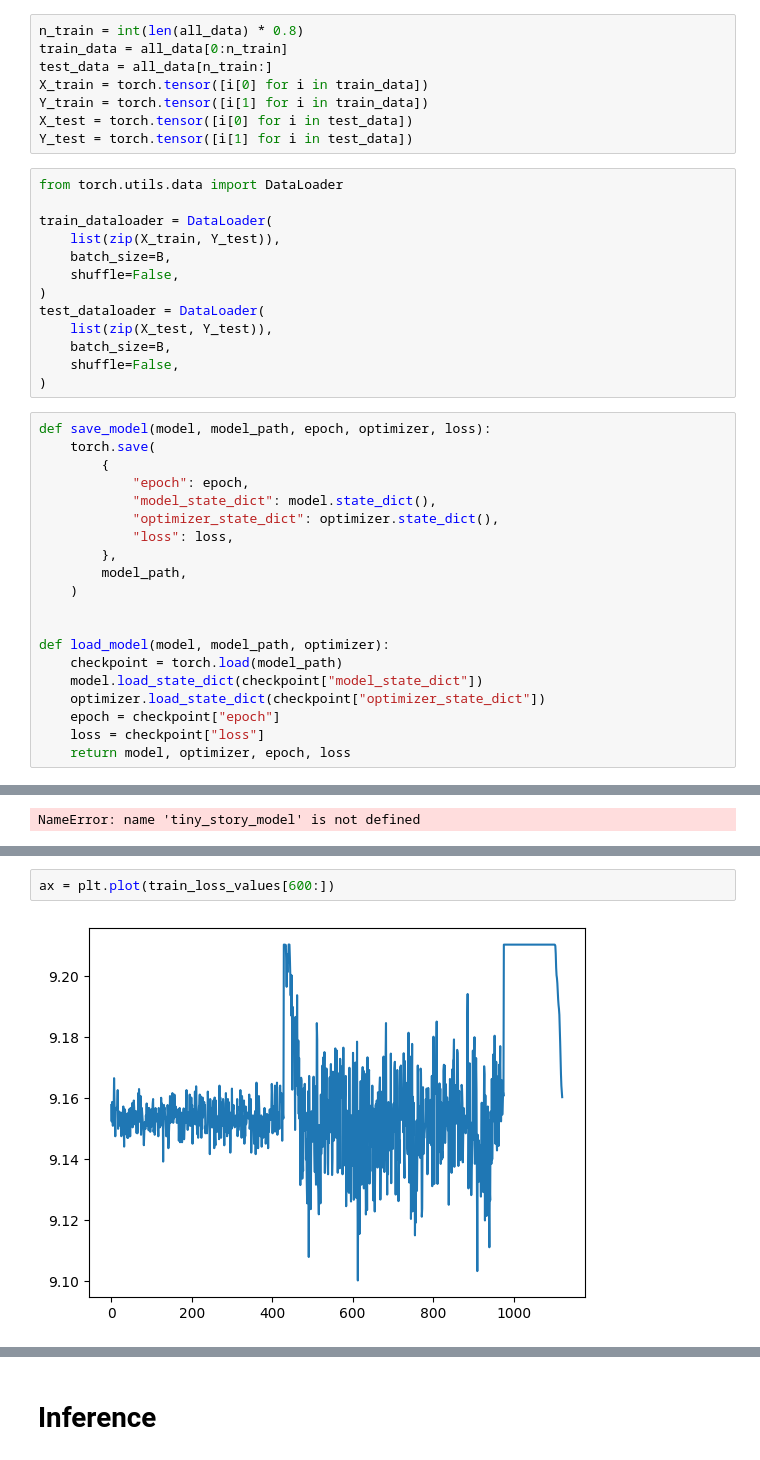
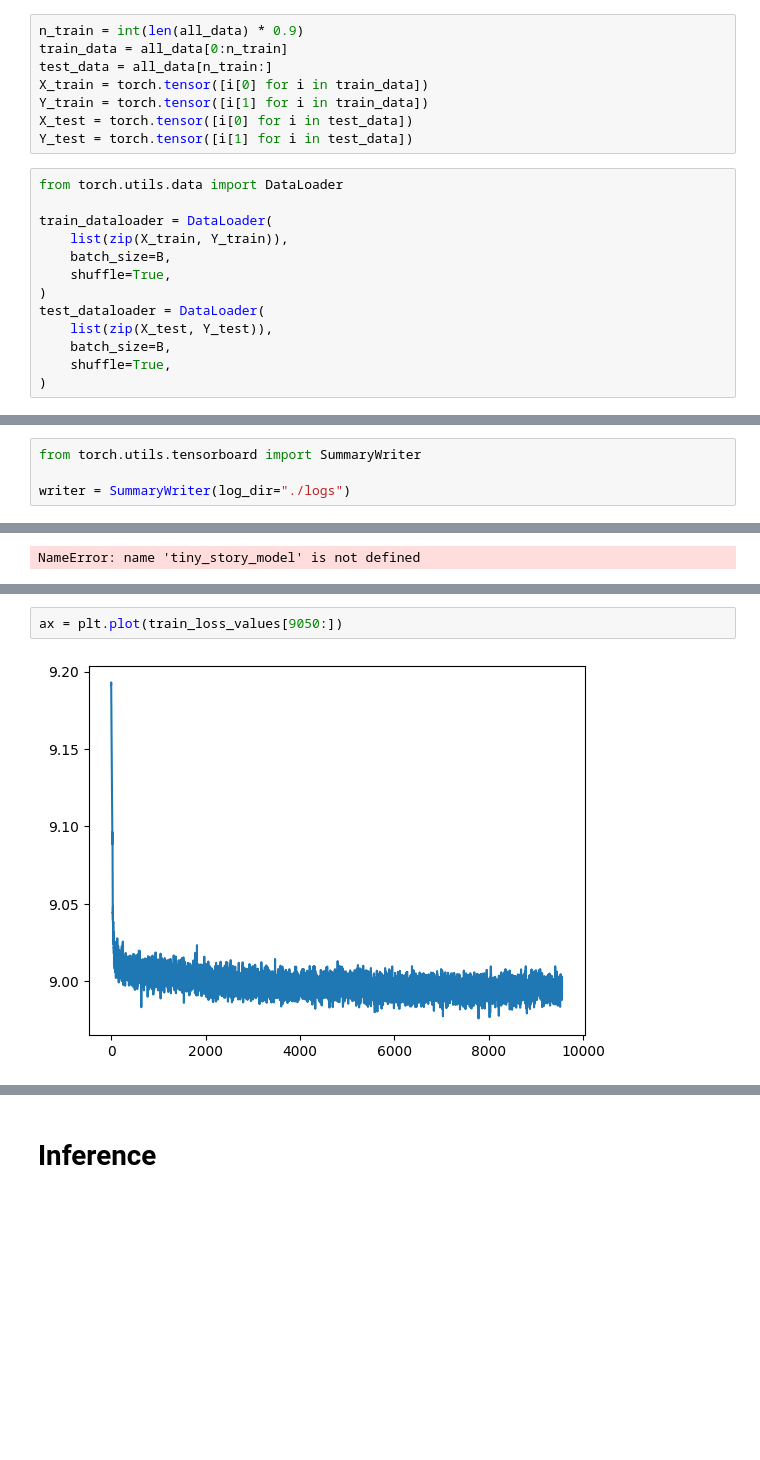
Before and after one commit to oleksandr-diudiun/mlx-week5, a Jupyter notebook: sid/notebooks/transformer.ipynb, the cells around one changed output, grey strips where cells are left out. Cells and saved outputs as stored; diff of their text form; blank space fills up the shorter version.

Commit message:
More Cleanup of the notebook: Cocatenated data generation sections

```diff
--- a/sid/notebooks/transformer.ipynb
+++ b/sid/notebooks/transformer.ipynb
@@ -462,5 +553,5 @@ optimizer = torch.optim.Adam(
 # %%
-n_train = int(len(all_data) * 0.8)
+n_train = int(len(all_data) * 0.9)
 train_data = all_data[0:n_train]
 test_data = all_data[n_train:]
 X_train = torch.tensor([i[0] for i in train_data])
@@ -471,32 +562,12 @@ Y_test = torch.tensor([i[1] for i in test_data])
 from torch.utils.data import DataLoader
 
 train_dataloader = DataLoader(
-    list(zip(X_train, Y_test)),
+    list(zip(X_train, Y_train)),
     batch_size=B,
-    shuffle=False,
+    shuffle=True,
 )
 test_dataloader = DataLoader(
     list(zip(X_test, Y_test)),
     batch_size=B,
-    shuffle=False,
+    shuffle=True,
 )
-# %%
-def save_model(model, model_path, epoch, optimizer, loss):
-    torch.save(
-        {
-            "epoch": epoch,
-            "model_state_dict": model.state_dict(),
-            "optimizer_state_dict": optimizer.state_dict(),
-            "loss": loss,
-        },
-        model_path,
-    )
-
-
-def load_model(model, model_path, optimizer):
-    checkpoint = torch.load(model_path)
-    model.load_state_dict(checkpoint["model_state_dict"])
-    optimizer.load_state_dict(checkpoint["optimizer_state_dict"])
-    epoch = checkpoint["epoch"]
-    loss = checkpoint["loss"]
-    return model, optimizer, epoch, loss
@@ -559,0 +617,4 @@ torch.Size([4000, 32])
+# %%
+from torch.utils.tensorboard import SummaryWriter
+
+writer = SummaryWriter(log_dir="./logs")
@@ -624,4 +701,4 @@ torch.cuda.empty_cache()
 # %%
-ax = plt.plot(train_loss_values[600:])
+ax = plt.plot(train_loss_values[9050:])
 # %% [output]
-[figure, old version]
+[figure, new version]
```
Also changed, not shown: parts of 49 cells of this notebook.
